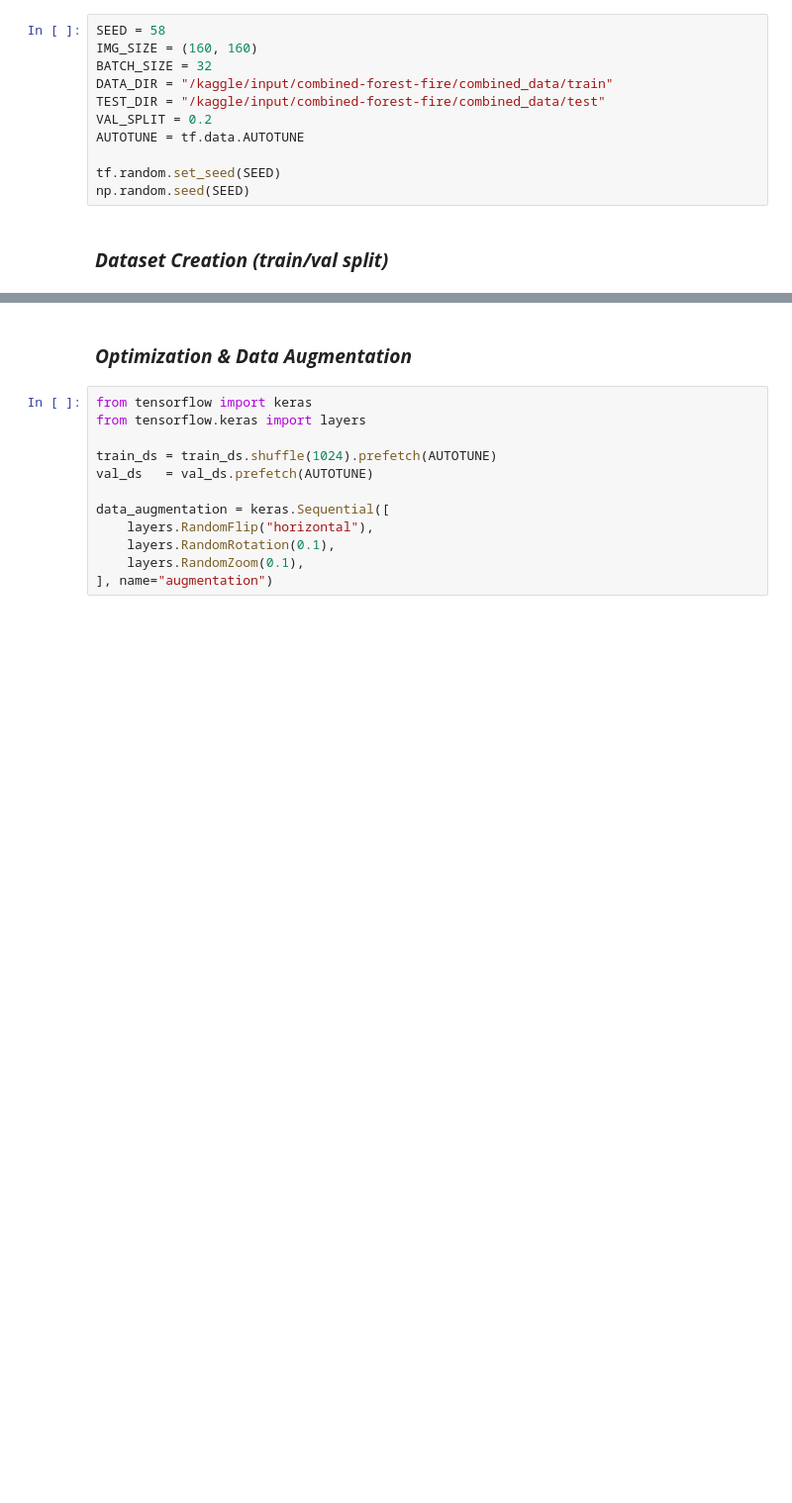
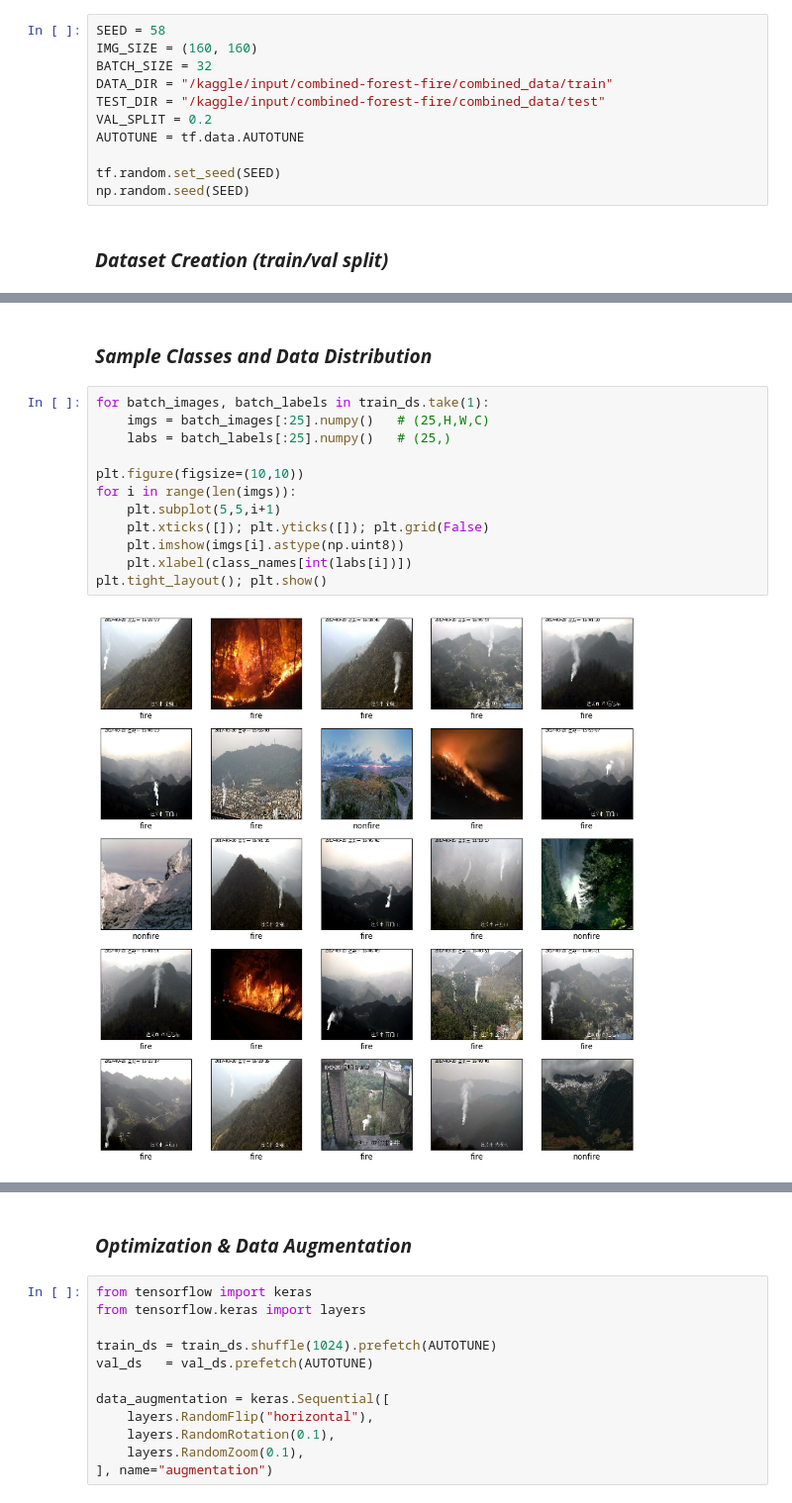
Before and after one commit to f4ruq/forest-fire-detection, a Jupyter notebook: forest-fire-detection.ipynb, the cells around one changed output, grey strips where cells are left out. Shown at 99% size. Saved outputs shown, nothing was run; the diff lists cells and outputs as text; blank space fills up the shorter version.

```diff
--- a/forest-fire-detection.ipynb
+++ b/forest-fire-detection.ipynb
@@ -80,0 +74,16 @@ classes: ['fire', 'nonfire']
+# %% [markdown]
+### ***Sample Classes and Data Distribution***
+# %%
+for batch_images, batch_labels in train_ds.take(1):
+    imgs = batch_images[:25].numpy()   # (25,H,W,C)
+    labs = batch_labels[:25].numpy()   # (25,)
+
+plt.figure(figsize=(10,10))
+for i in range(len(imgs)):
+    plt.subplot(5,5,i+1)
+    plt.xticks([]); plt.yticks([]); plt.grid(False)
+    plt.imshow(imgs[i].astype(np.uint8))
+    plt.xlabel(class_names[int(labs[i])])
+plt.tight_layout(); plt.show()
+# %% [output]
+[figure, added]
```
Also changed, not shown: parts of 10 cells of this notebook.
